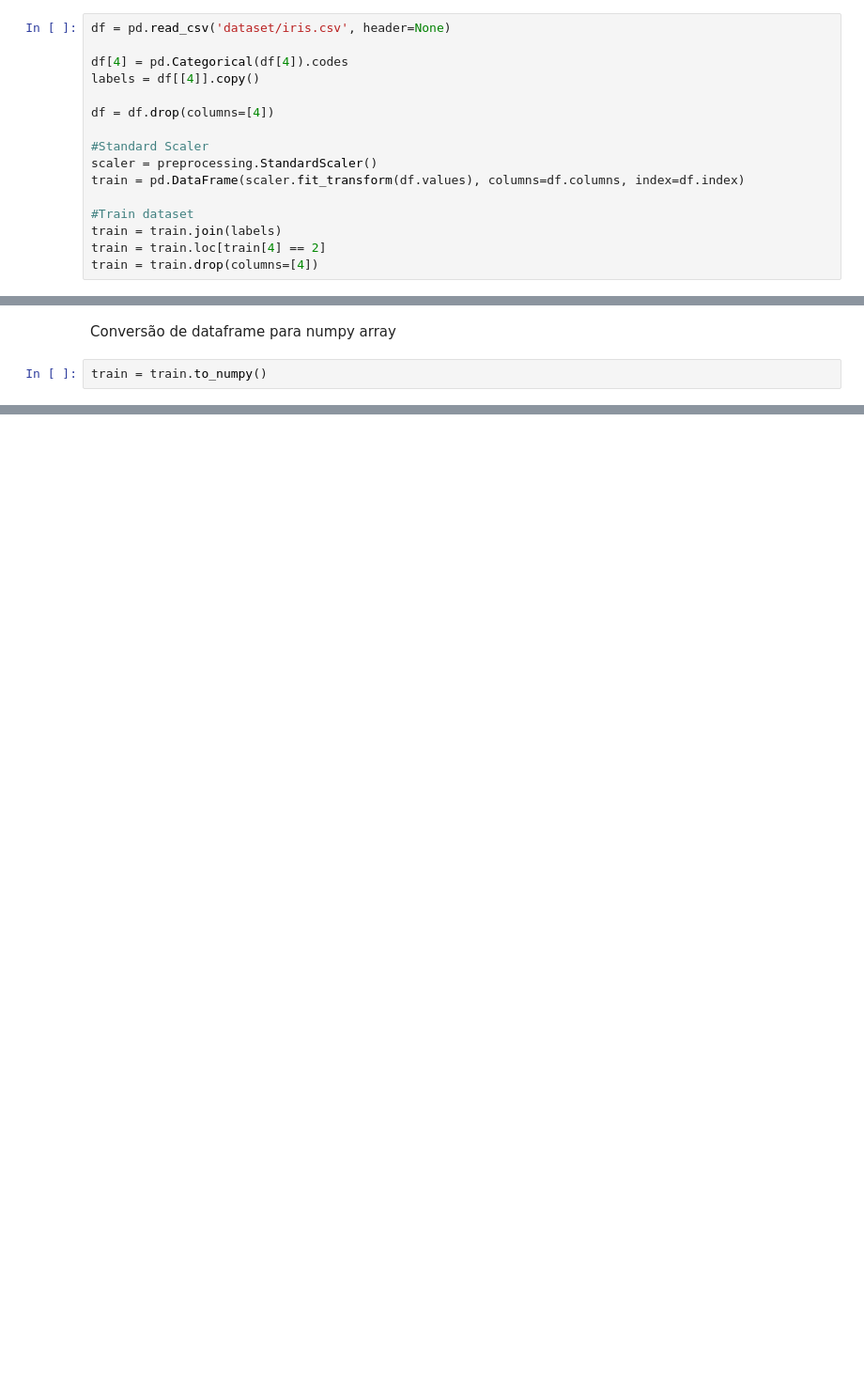
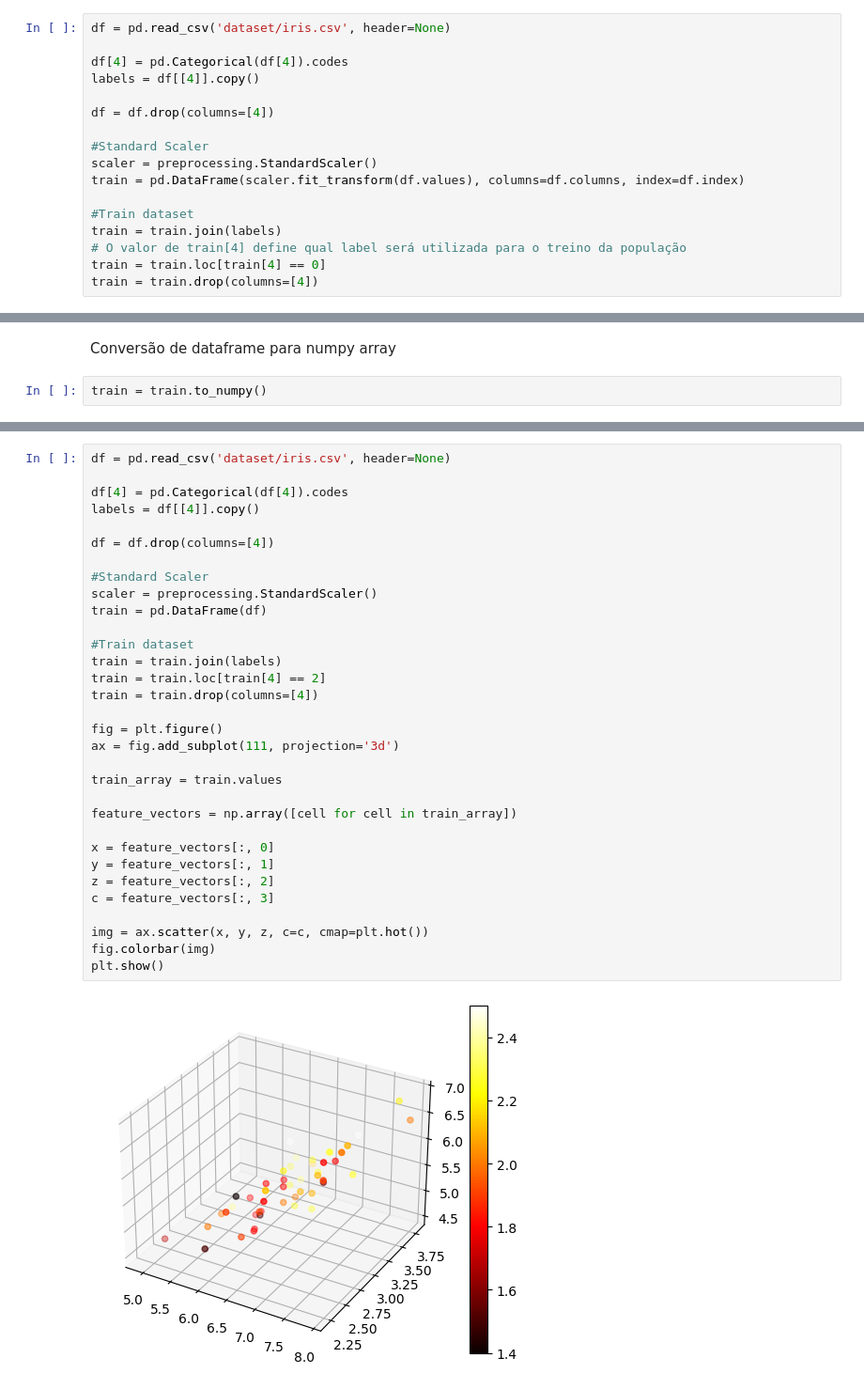
Before and after one commit to pedrordrigs/AINet, a Jupyter notebook: clonalg_git.ipynb, the cells around one changed output, grey strips where cells are left out. Shown: that part at 94% size. Drawn from its saved outputs; the diff is of its cells as text; blank space fills up the shorter version.

```diff
--- a/clonalg_git.ipynb
+++ b/clonalg_git.ipynb
@@ -22,5 +27,6 @@ train = pd.DataFrame(scaler.fit_transform(df.values), columns=df.columns, index=
 
 #Train dataset
 train = train.join(labels)
-train = train.loc[train[4] == 2]
+# O valor de train[4] define qual label será utilizada para o treino da população
+train = train.loc[train[4] == 0]
 train = train.drop(columns=[4])
@@ -463,0 +227,34 @@ array([[7.66470984, 3.05302632, 7.6780216 , 0.04908238],
+# %%
+df = pd.read_csv('dataset/iris.csv', header=None)
+
+df[4] = pd.Categorical(df[4]).codes
+labels = df[[4]].copy()
+
+df = df.drop(columns=[4])
+
+#Standard Scaler
+scaler = preprocessing.StandardScaler()
+train = pd.DataFrame(df)
+
+#Train dataset
+train = train.join(labels)
+train = train.loc[train[4] == 2]
+train = train.drop(columns=[4])
+
+fig = plt.figure()
+ax = fig.add_subplot(111, projection='3d')
+
+train_array = train.values
+
+feature_vectors = np.array([cell for cell in train_array])
+
+x = feature_vectors[:, 0]
+y = feature_vectors[:, 1]
+z = feature_vectors[:, 2]
+c = feature_vectors[:, 3]
+
+img = ax.scatter(x, y, z, c=c, cmap=plt.hot())
+fig.colorbar(img)
+plt.show()
+# %% [output]
+[figure, added]
```
Also changed, not shown: parts of 46 cells of this notebook, 7 other files.
